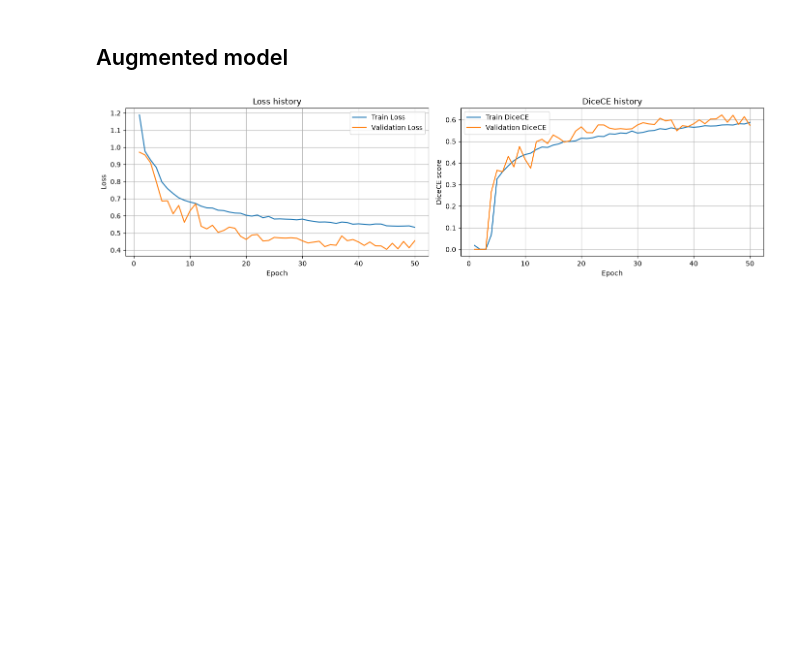
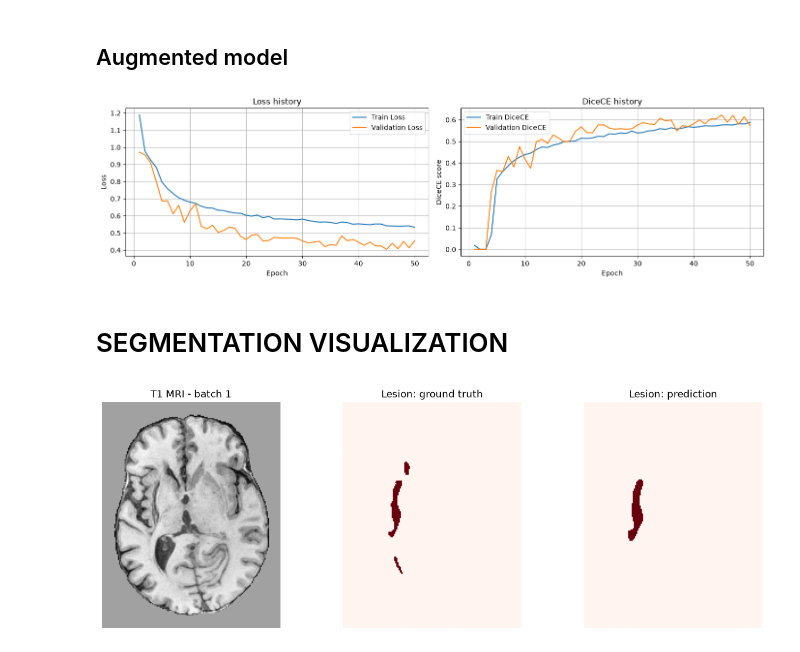
Before and after one commit to mkdib1/med_lab, a Jupyter notebook: notebook/main.ipynb, the cells around one changed output. Drawn from its saved outputs; the diff is of its cells as text; code cells hidden in the pictures; blank space fills up the shorter version.

```diff
--- a/notebook/main.ipynb
+++ b/notebook/main.ipynb
@@ -228,7 +230,7 @@ train_randcrop_transforms = Compose([
     EnsureTyped(keys=["image", "label"])
 ])
 # %%
-with open(r"C:\Users\mirko\med_lab\notebook\best_augm_param.json", "r") as f:
+with open(r"C:\Users\mirko\med_lab\output\best_augm_param.json", "r") as f:
     best_params = json.load(f)
 pos, neg = best_params["pos_neg"]
 
@@ -246,8 +248,10 @@ train_augm_transforms =  Compose([
         RandFlipd(keys=["image","label"], prob=best_params["flip_prob"], spatial_axis=0),
         RandFlipd(keys=["image","label"], prob=best_params["flip_prob"], spatial_axis=1),
         RandAffined(keys=["image","label"], prob=best_params["affine_prob"],
-                    rotate_range=best_params["rotate_range"], scale_range=best_params["scale_range"],
-                    translate_range=best_params["translate_range"], mode=("bilinear","nearest")),
+                    rotate_range=best_params["rotate_range"],
+                    scale_range=best_params["scale_range"],
+                    translate_range=best_params["translate_range"],
+                    mode=("bilinear","nearest")),
         RandGaussianNoised(keys=["image"], prob=best_params["noise_prob"], mean=0.0, std=best_params["noise_std"]),
         RandAdjustContrastd(keys=["image"], prob=best_params["contrast_prob"], gamma=best_params["gamma"]),
         EnsureTyped(keys=["image","label"])
@@ -518,3 +522,9 @@ show_loss_eval_metric_history(r"C:\Users\mirko\med_lab\results\history_simple_mo
 show_loss_eval_metric_history(r"C:\Users\mirko\med_lab\results\history_augm_model.pth")
 # %% [output]
 [figure]
+# %% [markdown]
+# SEGMENTATION VISUALIZATION
+# %%
+show_predicted_lesion(model_path=r"C:\Users\mirko\med_lab\results\history_augm_model.pth", test_loader=test_loader)
+# %% [output]
+[figure, added]
```
Also changed, not shown: parts of 2 cells of this notebook, 5 other files.
